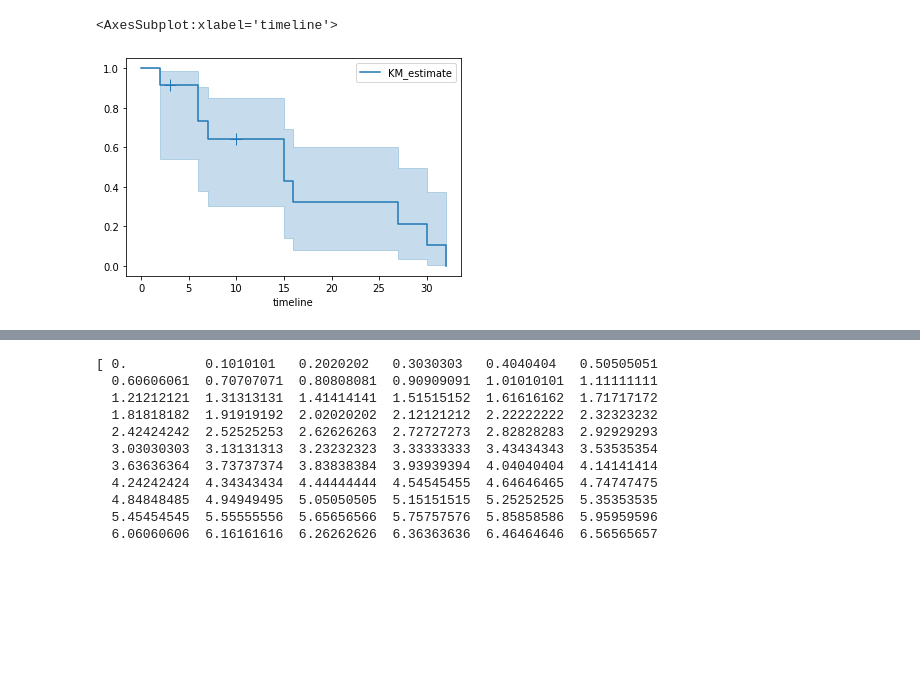
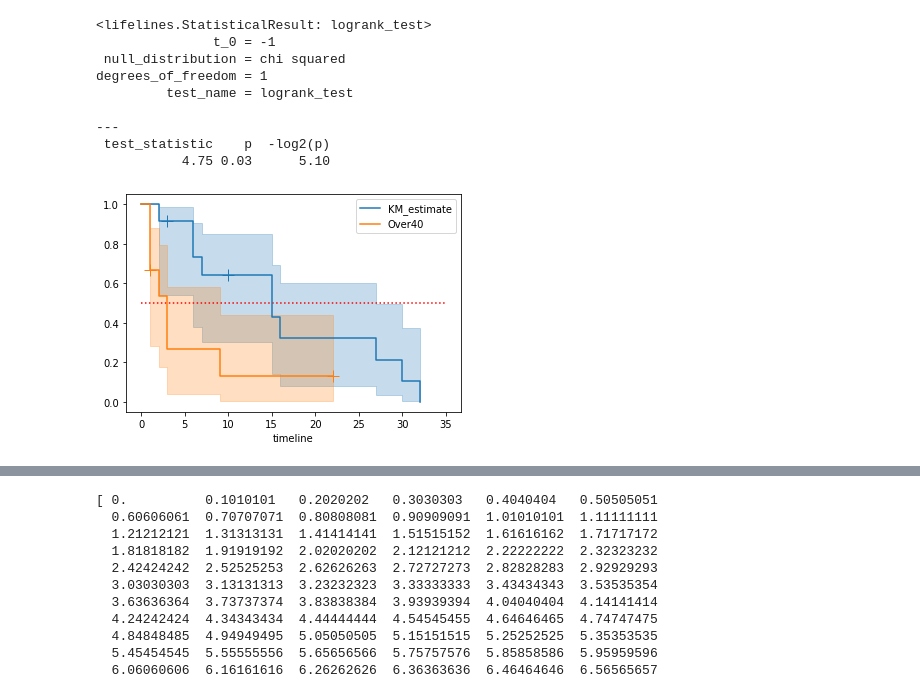
Before and after one commit to shunw/p_tools, a Jupyter notebook: stats_understanding/stats_survival.ipynb, the cells around one changed output, grey strips where cells are left out. Saved outputs shown, nothing was run; the diff lists cells and outputs as text; code cells hidden in the pictures; blank space fills up the shorter version.

Commit message:
complete the Kaplan Meier model according to the youtube

```diff
--- a/stats_understanding/stats_survival.ipynb
+++ b/stats_understanding/stats_survival.ipynb
@@ -6,24 +18,55 @@ want to check with minitab mode
 # %%
 %matplotlib inline
 import pandas as pd
 from lifelines import KaplanMeierFitter
-df = pd.read_csv('survival_data.csv')
+import matplotlib.pyplot as plt
+df_orgi = pd.read_csv('survival_data.csv')
 # time col means month, survival month; death col 1 means failure, 0 means right censor
 
+# ========= df do not have group ================
+df = df_orgi.loc[df_orgi['Over40'] == 0, ]
 kmf = KaplanMeierFitter()
 kmf.fit(df['Time'], df['Death'])
 # print (kmf.survival_function_)
 kmf_sur_summary = kmf.survival_function_.copy()
-kmf_sur_summary['n_event'] = [0, 1, 0, 2, 1, 0, 2, 1, 1, 1, 1]
+kmf_sur_summary['n_event'] = [0, 1, 0, 2, 1, 0, 2, 1, 1, 1, 1] # this is the event occur during time
 sum_test = kmf_sur_summary.loc[kmf_sur_summary['n_event'] != 0, ].copy()
 km_est = 'KM_estimate'
 eve = 'n_event'
 sum_test['std.err'] = sum_test[km_est]/(sum_test[eve] ** .5)
 
 # print ('median is {};\ninterval is{}'.format(kmf.median_survival_time_, kmf.confidence_interval_survival_function_))
 
 
+
+plt.hlines(y = .5, xmin = 0, xmax = 35, color = 'r', linestyle = 'dotted')
+
 kmf.plot(ci_show = True, show_censors = True)
+kmf.confidence_interval_survival_function_
+
+# ========= df do have group ================
+# df40 = df_orgi.loc[df['Over40'] == 1, ]
+df40 = df_orgi.loc[df_orgi['Over40'] == 1, ]
+kmf40 = KaplanMeierFitter(label = 'Over40')
+kmf40.fit(df40['Time'], df40['Death'])
+kmf40.plot(ci_show = True, show_censors = True)
+
+# ========== compare two ====================
+# H0: surv in two groups is same
+# Ha: surv is not
+from lifelines.statistics import logrank_test
+results = logrank_test(df['Time'], df40['Time'], event_observed_A= df['Death'], event_observed_B = df40['Death'])
+results.print_summary(style = 'ascii')
+print ('due to the small P value, we can reject our null hypothesis, we have the evidence to believe that sur is not the same depending on if you over 40/ or the sur depends if one is over 40')
+# log-rank-test to see if two groups are significantly different
 # %% [output]
-<AxesSubplot:xlabel='timeline'>
+<lifelines.StatisticalResult: logrank_test>
+               t_0 = -1
+ null_distribution = chi squared
+degrees_of_freedom = 1
+         test_name = logrank_test
+
+---
+ test_statistic    p  -log2(p)
+           4.75 0.03      5.10
-[figure, old version]
+[figure, new version]
```
Also changed, not shown: parts of 2 cells of this notebook.
